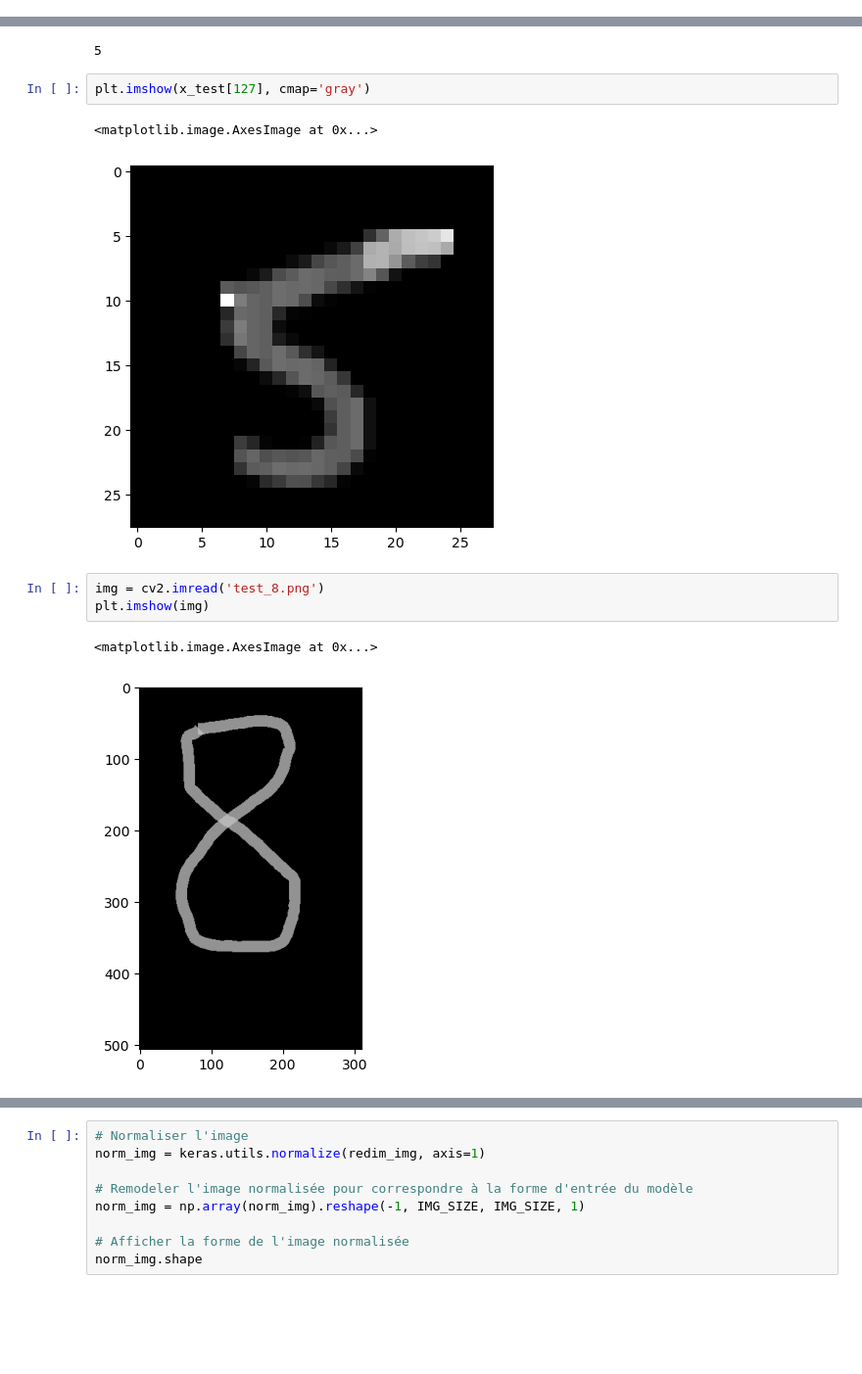
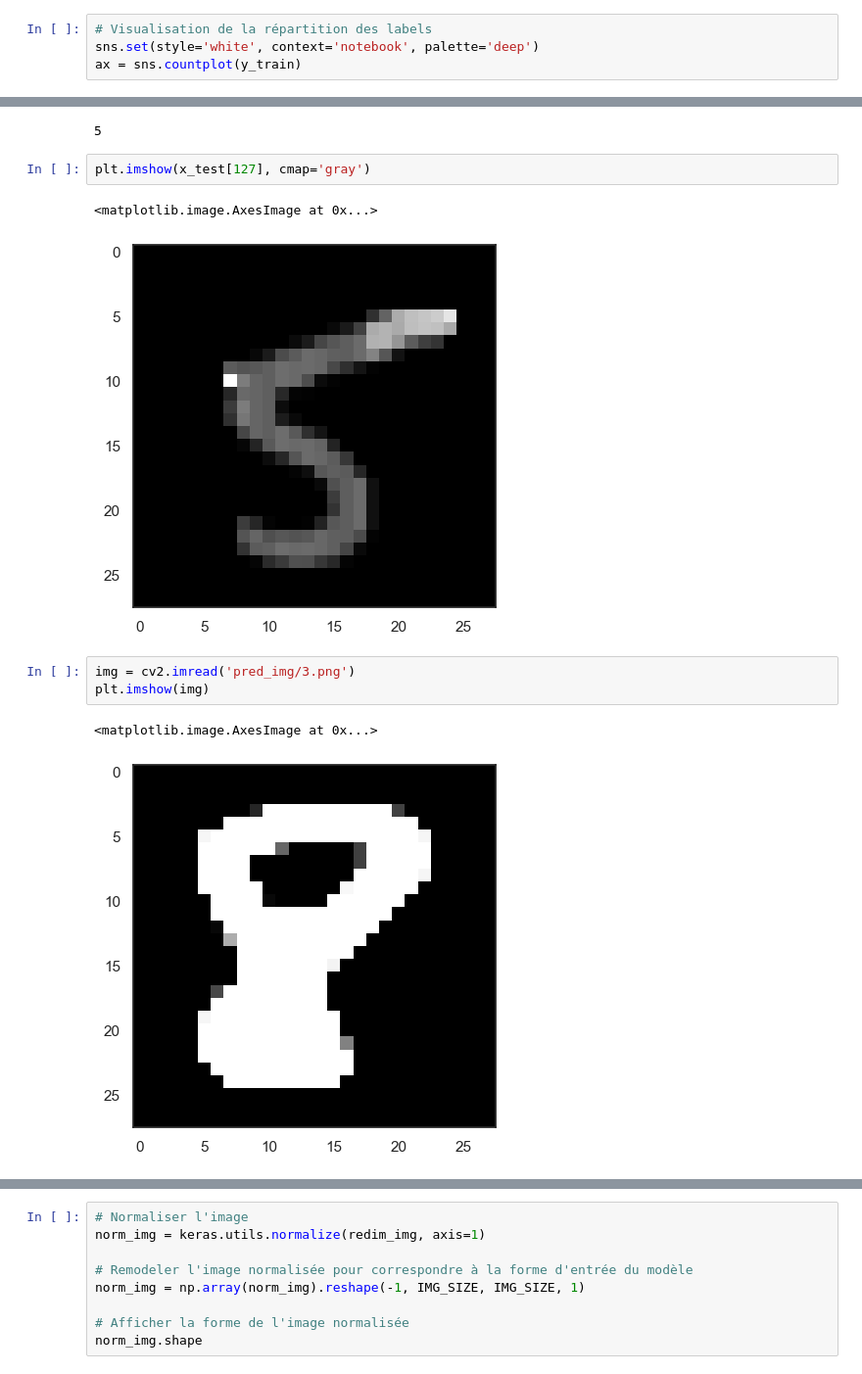
Before and after one commit to cherifissa/haindwritte_predict, a Jupyter notebook: number_predic.ipynb, the cells around one changed output, grey strips where cells are left out. Shown at 98% size. Saved outputs shown, nothing was run; the diff lists cells and outputs as text; blank space fills up the shorter version.

```diff
--- a/number_predic.ipynb
+++ b/number_predic.ipynb
@@ -181,3 +198,7 @@ x_test.shape =  (10000, 28, 28, 1)
 x_train_r.shape[1:]
 # %% [output]
 (28, 28, 1)
+# %%
+# Visualisation de la répartition des labels
+sns.set(style='white', context='notebook', palette='deep')
+ax = sns.countplot(y_train)
@@ -322,13 +379,13 @@ print(np.argmax(predictions[127]))
 plt.imshow(x_test[127], cmap='gray')
 # %% [output]
 <matplotlib.image.AxesImage at 0x...>
-[figure, old version]
+[figure, new version]
 # %%
-img = cv2.imread('test_8.png')
+img = cv2.imread('pred_img/3.png')
 plt.imshow(img)
 # %% [output]
 <matplotlib.image.AxesImage at 0x...>
-[figure, old version]
+[figure, new version]
 # %%
 img.shape
 # %% [output]
```
Also changed, not shown: parts of 20 cells of this notebook, 8 other files.
